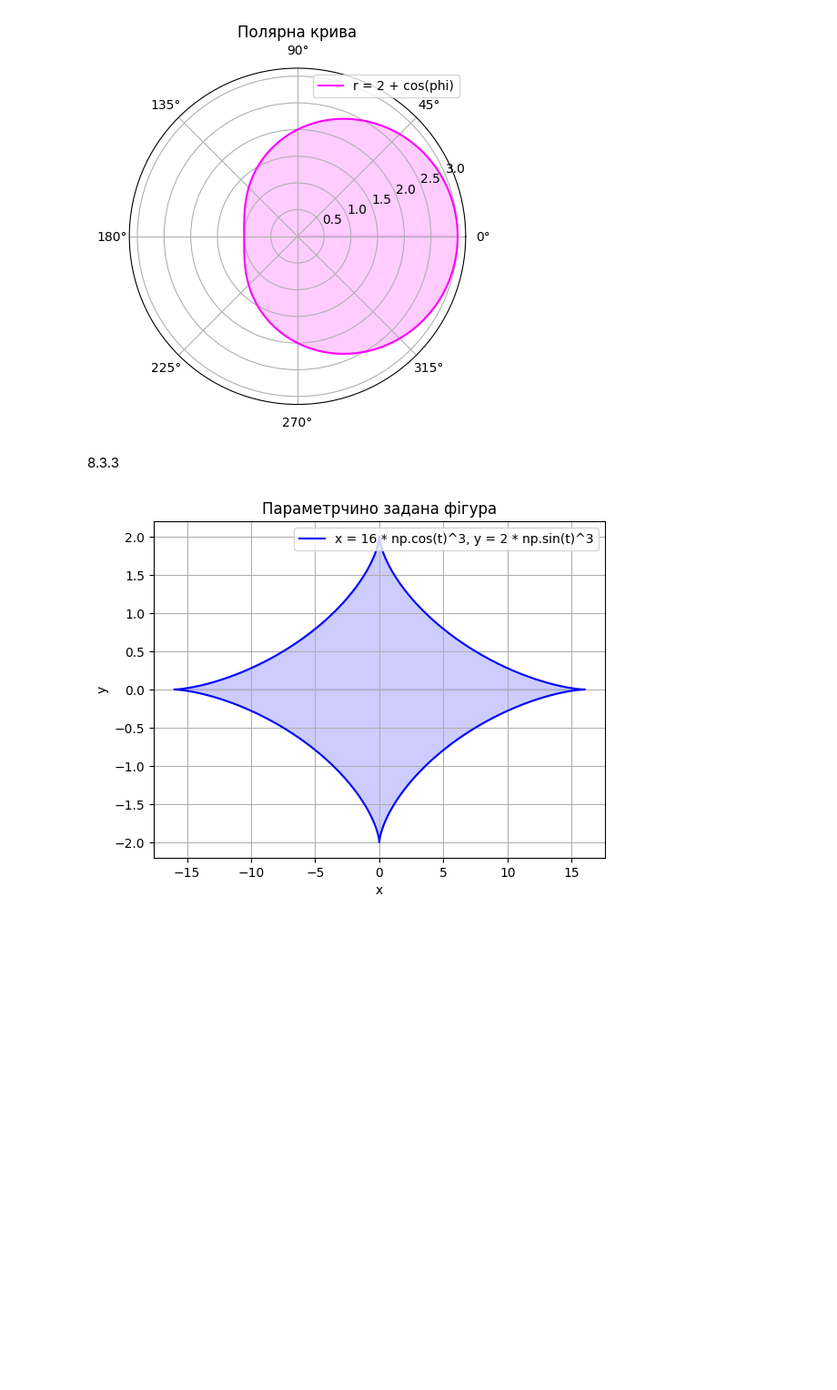
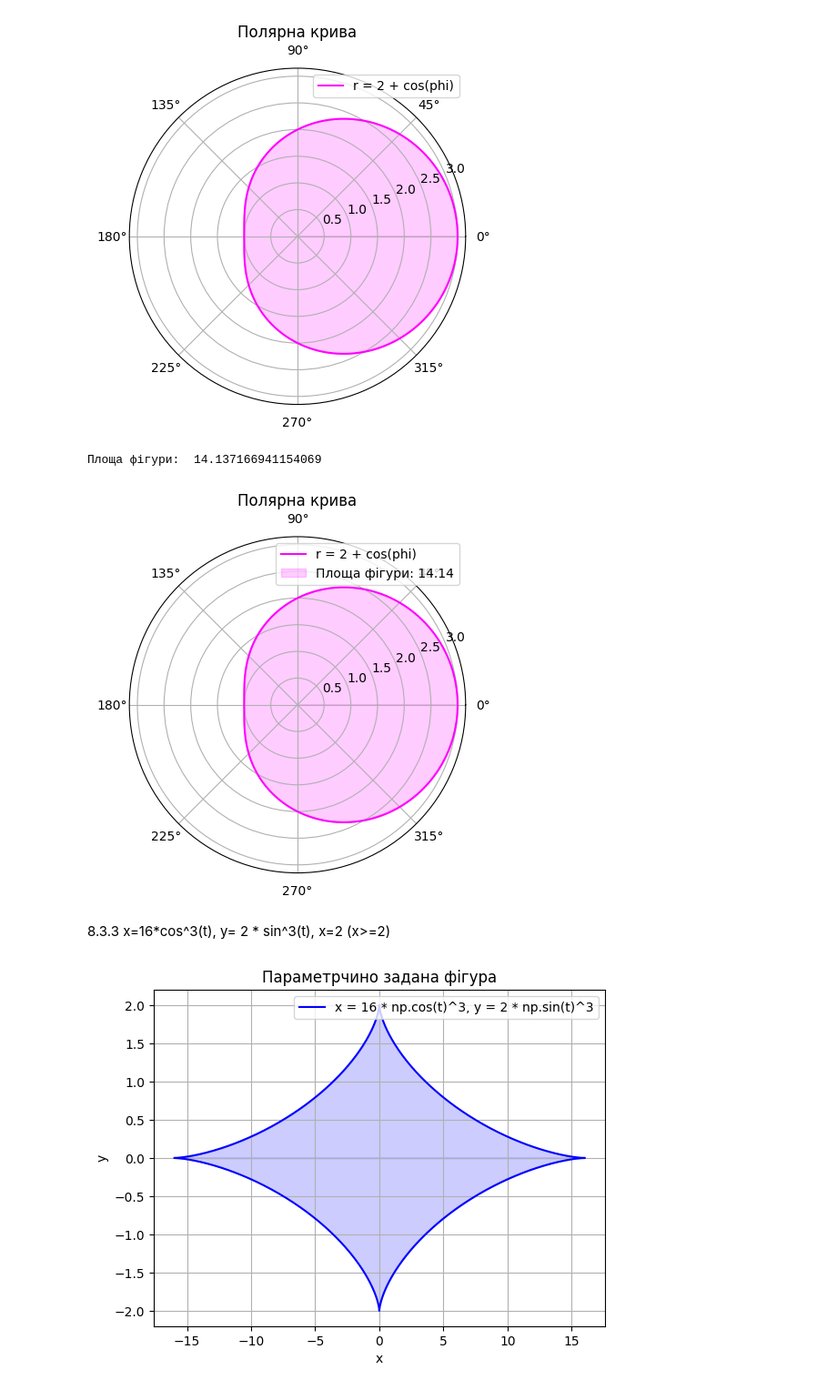
Before and after one commit to luiqor/applied_mathematics, a Jupyter notebook: lab7.ipynb, the cells around one changed output. Shown: that part at 91% size. Saved outputs shown, nothing was run; the diff lists cells and outputs as text; code cells hidden in the pictures; blank space fills up the shorter version.

```diff
--- a/lab7.ipynb
+++ b/lab7.ipynb
@@ -227,8 +222,40 @@ plt.grid(True)
 plt.show()
 # %% [output]
 [figure]
-# %% [markdown]
-8.3.3
+# %%
+import numpy as np
+import matplotlib.pyplot as plt
+from scipy.integrate import quad
+
+# Визначення функції для обчислення r(phi)
+def polar_function(phi):
+    return 2 + np.cos(phi)
+
+# Визначення інтегрованої функції для обчислення площі
+def integrand(phi):
+    return 0.5 * (polar_function(phi))**2
+
+# Обчислення площі за допомогою квадратурного методу
+result, _ = quad(integrand, 0, 2 * np.pi, limit=100)
+
+# Виведення результату
+print("Площа фігури: ", result)
+
+# Побудова графіка
+phi_values = np.linspace(0, 2 * np.pi, 1000)
+r_values = polar_function(phi_values)
+
+plt.polar(phi_values, r_values, label='r = 2 + cos(phi)', color='magenta')
+plt.fill_between(phi_values, 0, r_values, alpha=0.2, label=f'Площа фігури: {np.round(result, 2)}', color='magenta')
+plt.title('Полярна крива')
+plt.legend(loc='upper right')
+plt.grid(True)
+plt.show()
+# %% [output]
+Площа фігури:  14.137166941154069
+[figure, added]
+# %% [markdown]
+8.3.3 x=16*cos^3(t), y= 2 * sin^3(t), x=2 (x>=2)
 # %%
 import numpy as np
 import matplotlib.pyplot as plt
```
Also changed, not shown: parts of 11 cells of this notebook.
